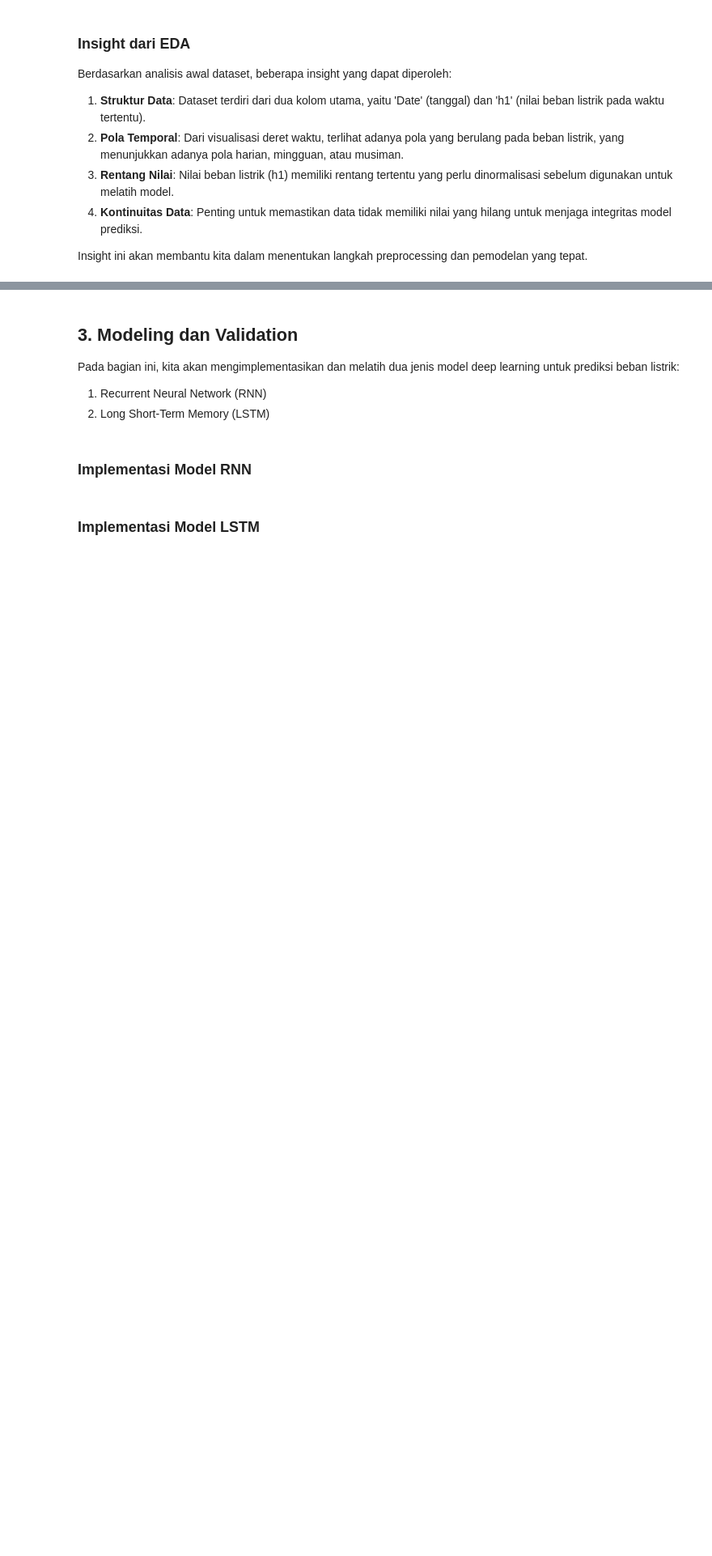
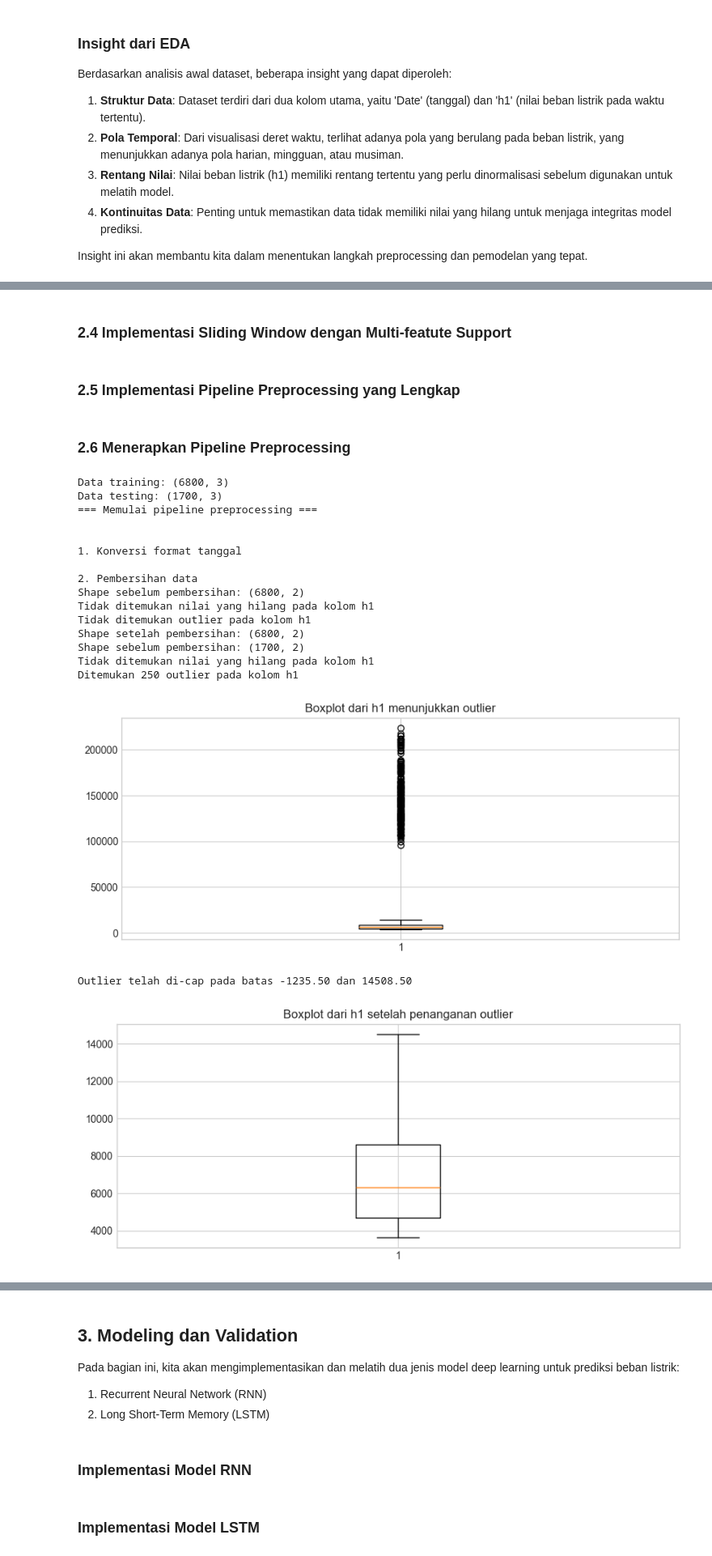
Before and after one commit to JonathanSaragih/Praktikum3ML, a Jupyter notebook: praktikum.ipynb, the cells around one changed output, grey strips where cells are left out. Shown at 81% size. Cells and saved outputs as stored; diff of their text form; code cells hidden in the pictures; blank space fills up the shorter version.

```diff
--- a/praktikum.ipynb
+++ b/praktikum.ipynb
@@ -193,12 +137,0 @@ Normalisasi data penting untuk memastikan model belajar dengan efisien. Kita aka
-# %%
-# Inisialisasi scaler
-scaler = MinMaxScaler(feature_range=(0, 1))
-
-# Fit scaler pada data training dan transformasi data training
-train_scaled = scaler.fit_transform(train_data[['h1']])
-
-# Transformasi data validasi menggunakan scaler yang sama
-test_scaled = scaler.transform(test_data[['h1']])
-
-print(f"Bentuk data training setelah scaling: {train_scaled.shape}")
-print(f"Bentuk data validasi setelah scaling: {test_scaled.shape}")
@@ -236,12 +137,0 @@ def create_sliding_window(data, time_steps=7):
-# %%
-# Tetapkan jumlah time steps
-time_steps = 7  # Menggunakan data 7 hari untuk memprediksi hari ke-8
-
-# Buat dataset input dan target untuk data training
-X_train, y_train = create_sliding_window(train_scaled, time_steps)
-
-# Buat dataset input dan target untuk data validasi
-X_test, y_test = create_sliding_window(test_scaled, time_steps)
-
-print(f"Bentuk X_train: {X_train.shape}, y_train: {y_train.shape}")
-print(f"Bentuk X_val: {X_test.shape}, y_val: {y_test.shape}")
@@ -400,0 +326,2 @@ X_test shape: torch.Size([1693, 7, 1]), y_test shape: torch.Size([1693])
+# %% [markdown]
+### 2.4 Implementasi Sliding Window dengan Multi-featute Support
@@ -400,0 +373,2 @@ X_test shape: torch.Size([1693, 7, 1]), y_test shape: torch.Size([1693])
+# %% [markdown]
+### 2.5 Implementasi Pipeline Preprocessing yang Lengkap
@@ -400,0 +473,42 @@ X_test shape: torch.Size([1693, 7, 1]), y_test shape: torch.Size([1693])
+# %% [markdown]
+### 2.6 Menerapkan Pipeline Preprocessing
+# %%
+# Set random seed untuk reproducibility
+np.random.seed(42)
+torch.manual_seed(42)
+
+# Split data menjadi training dan testing
+# Gunakan 80% data untuk training dan 20% untuk testing
+split_idx = int(len(train_data) * 0.8)
+train_set = train_data.iloc[:split_idx].copy()
+test_set = train_data.iloc[split_idx:].copy()
+
+print(f"Data training: {train_set.shape}")
+print(f"Data testing: {test_set.shape}")
+
+# Terapkan pipeline preprocessing lengkap
+X_train_array, y_train_array, X_test_array, y_test_array, scalers = complete_preprocessing_pipeline(
+    train_set, test_set,
+    target_col='h1',
+    time_steps=7,
+    use_additional_features=True  # Set True untuk menggunakan fitur tambahan
+)
+# %% [output]
+Data training: (6800, 3)
+Data testing: (1700, 3)
+=== Memulai pipeline preprocessing ===
+
+
+1. Konversi format tanggal
+
+2. Pembersihan data
+Shape sebelum pembersihan: (6800, 2)
+Tidak ditemukan nilai yang hilang pada kolom h1
+Tidak ditemukan outlier pada kolom h1
+Shape setelah pembersihan: (6800, 2)
+Shape sebelum pembersihan: (1700, 2)
+Tidak ditemukan nilai yang hilang pada kolom h1
+Ditemukan 250 outlier pada kolom h1
+[figure, added]
+Outlier telah di-cap pada batas -1235.50 dan 14508.50
+[figure, added]
```
Also changed, not shown: parts of 42 cells of this notebook, 3 other files.
